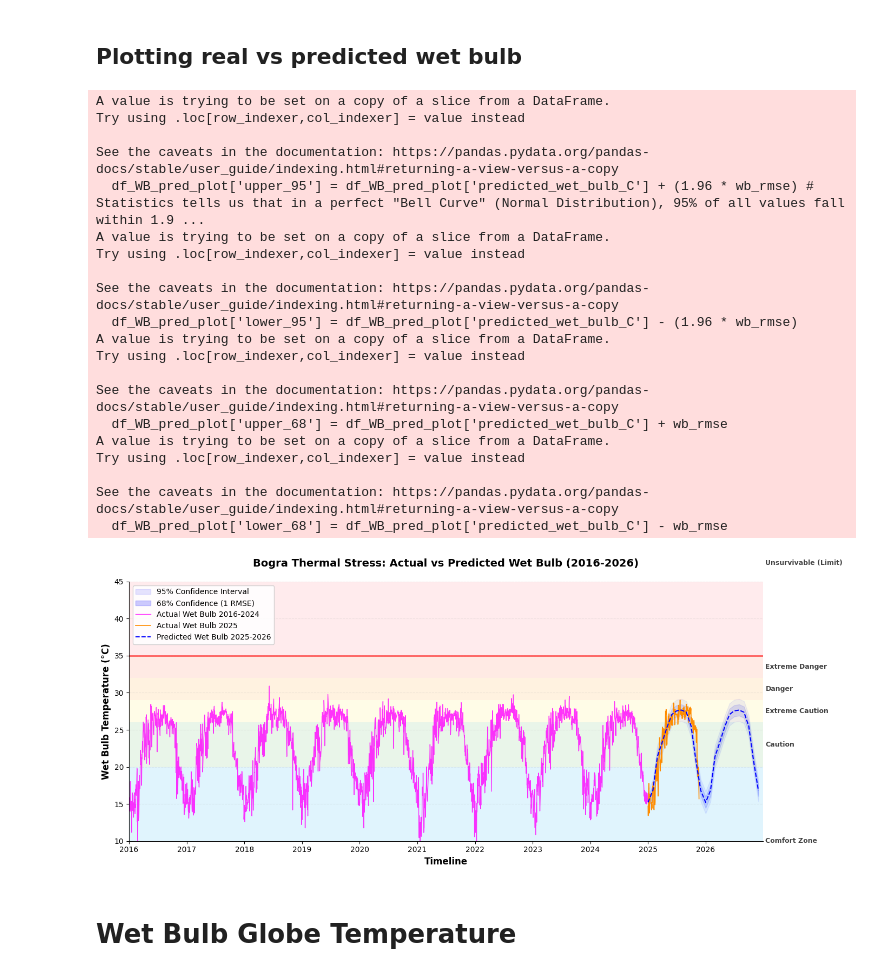
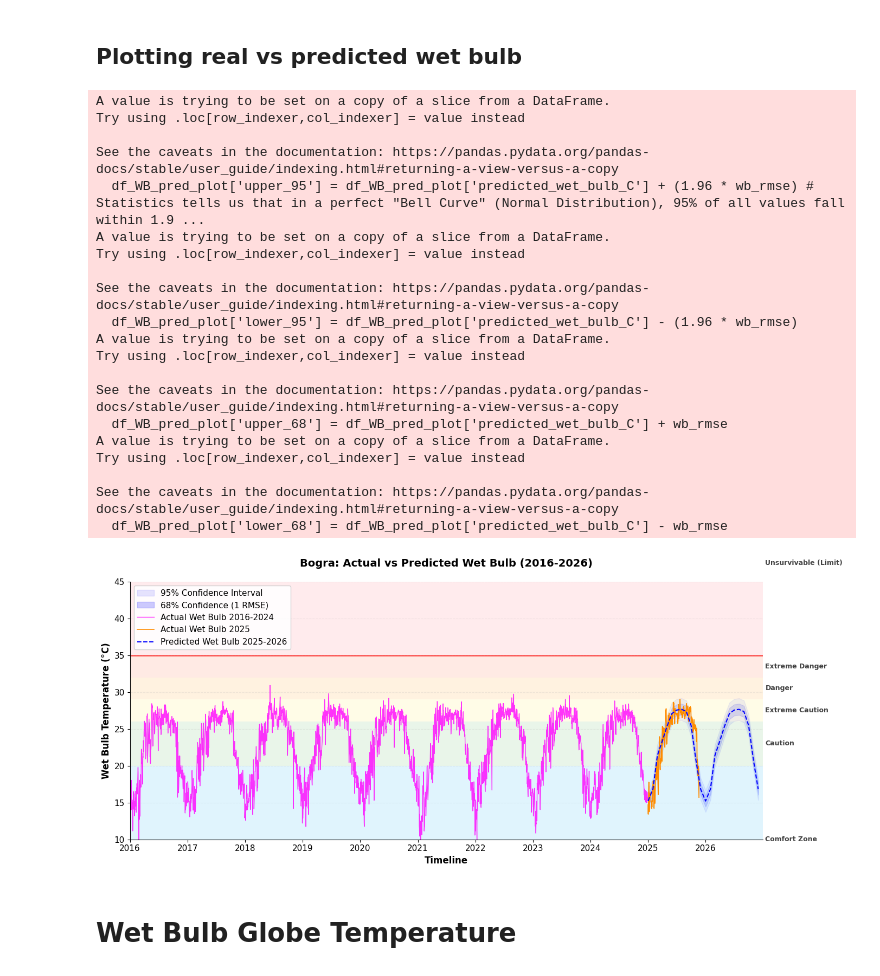
Before and after one commit to not-your-pancake/TCC_Journal, a Jupyter notebook: 0 Real Done Shit/1. Northwest Extreme Heat Zone (Dry Hot Plains)/1-4 HI_WB_HS_WGB/Bogra.ipynb, the cells around one changed output. Cells and saved outputs as stored; diff of their text form; code cells hidden in the pictures.

```diff
--- a/0 Real Done Shit/1. Northwest Extreme Heat Zone (Dry Hot Plains)/1-4 HI_WB_HS_WGB/Bogra.ipynb
+++ b/0 Real Done Shit/1. Northwest Extreme Heat Zone (Dry Hot Plains)/1-4 HI_WB_HS_WGB/Bogra.ipynb
@@ -2913,7 +2913,7 @@ plt.plot(df_WB_pred_plot.index, df_WB_pred_plot['predicted_wet_bulb_C'],
 # --- Labels and title ---
 plt.xlabel('Timeline', fontsize=12, fontweight='bold')
 plt.ylabel('Wet Bulb Temperature (°C)', fontsize=12, fontweight='bold')
-plt.title('Bogra Thermal Stress: Actual vs Predicted Wet Bulb (2016-2026)',
+plt.title(f'{district}: Actual vs Predicted Wet Bulb (2016-2026)',
           fontsize=14, pad=20, fontweight='bold')
 
 # --- Comfort & Danger Boundary Conditions ---
@@ -2948,34 +2948,34 @@ plt.xlim(pd.Timestamp('2016-01-01'), pd.Timestamp('2026-12-31'))
 plt.ylim(10, 45) # Focused range for Wet Bulb visibility
 
 # Clean up legend and spine
 plt.legend(loc='upper left', frameon=True, facecolor='white', framealpha=0.9)
 ax.spines['top'].set_visible(False)
 ax.spines['right'].set_visible(False)
 
 plt.tight_layout()
 plt.show()
 # %% [output]
 A value is trying to be set on a copy of a slice from a DataFrame.
 Try using .loc[row_indexer,col_indexer] = value instead
 
 See the caveats in the documentation: https://pandas.pydata.org/pandas-docs/stable/user_guide/indexing.html#returning-a-view-versus-a-copy
   df_WB_pred_plot['upper_95'] = df_WB_pred_plot['predicted_wet_bulb_C'] + (1.96 * wb_rmse) # Statistics tells us that in a perfect "Bell Curve" (Normal Distribution), 95% of all values fall within 1.9 ...
 A value is trying to be set on a copy of a slice from a DataFrame.
 Try using .loc[row_indexer,col_indexer] = value instead
 
 See the caveats in the documentation: https://pandas.pydata.org/pandas-docs/stable/user_guide/indexing.html#returning-a-view-versus-a-copy
   df_WB_pred_plot['lower_95'] = df_WB_pred_plot['predicted_wet_bulb_C'] - (1.96 * wb_rmse)
 A value is trying to be set on a copy of a slice from a DataFrame.
 Try using .loc[row_indexer,col_indexer] = value instead
 
 See the caveats in the documentation: https://pandas.pydata.org/pandas-docs/stable/user_guide/indexing.html#returning-a-view-versus-a-copy
   df_WB_pred_plot['upper_68'] = df_WB_pred_plot['predicted_wet_bulb_C'] + wb_rmse
 A value is trying to be set on a copy of a slice from a DataFrame.
 Try using .loc[row_indexer,col_indexer] = value instead
 
 See the caveats in the documentation: https://pandas.pydata.org/pandas-docs/stable/user_guide/indexing.html#returning-a-view-versus-a-copy
   df_WB_pred_plot['lower_68'] = df_WB_pred_plot['predicted_wet_bulb_C'] - wb_rmse
-[figure, old version]
+[figure, new version]
 # %% [markdown]
 # Wet Bulb Globe Temperature
 # %% [markdown]
```
Also changed, not shown: parts of 11 cells of this notebook, 3 other files.
